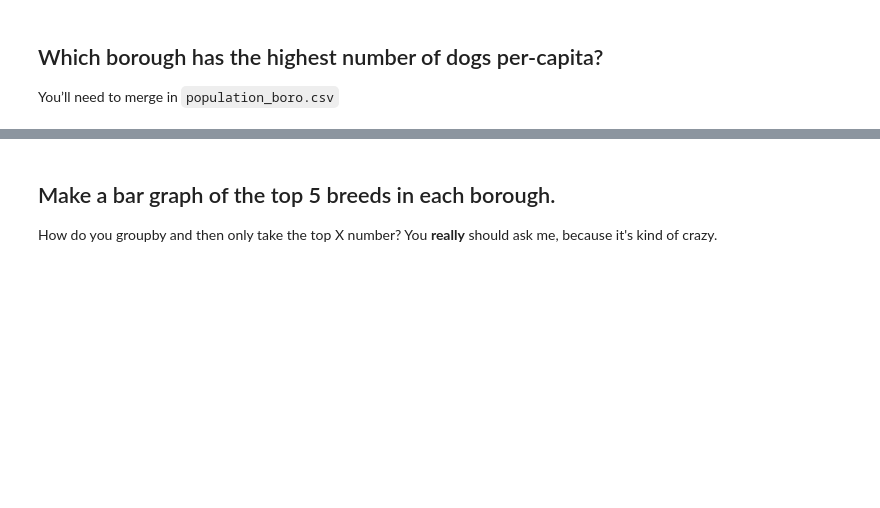
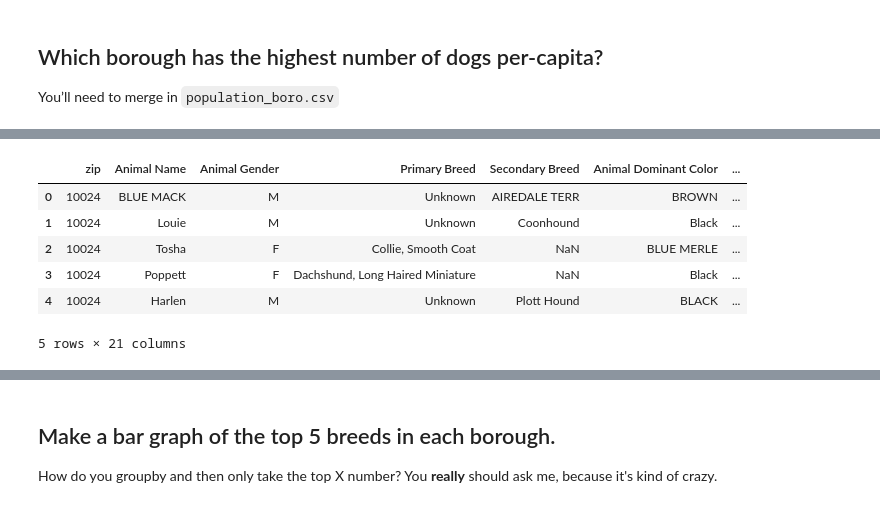
Before and after one commit to laurabejder/j-school, a Jupyter notebook: Dataset_TWO-Dogs.ipynb, the cells around one changed output, grey strips where cells are left out. Cells and saved outputs as stored; diff of their text form; code cells hidden in the pictures; blank space fills up the shorter version.

```diff
--- a/Dataset_TWO-Dogs.ipynb
+++ b/Dataset_TWO-Dogs.ipynb
@@ -424,0 +468,11 @@ You’ll need to merge in `population_boro.csv`
+# %%
+merged2_df = pd.merge(merged_df, population_df, how = 'outer', on = 'borough' )
+merged2_df.head(5)
+# %% [output]
+|  | zip | Animal Name | Animal Gender | Primary Breed | Secondary Breed | Animal Dominant Color | ... |
+| 0 | 10024 | BLUE MACK | M | Unknown | AIREDALE TERR | BROWN | ... |
+| 1 | 10024 | Louie | M | Unknown | Coonhound | Black | ... |
+| 2 | 10024 | Tosha | F | Collie, Smooth Coat | NaN | BLUE MERLE | ... |
+| 3 | 10024 | Poppett | F | Dachshund, Long Haired Miniature | NaN | Black | ... |
+| 4 | 10024 | Harlen | M | Unknown | Plott Hound | BLACK | ... |
+5 rows × 21 columns
```
Also changed, not shown: parts of 9 cells of this notebook, 1 other file.
